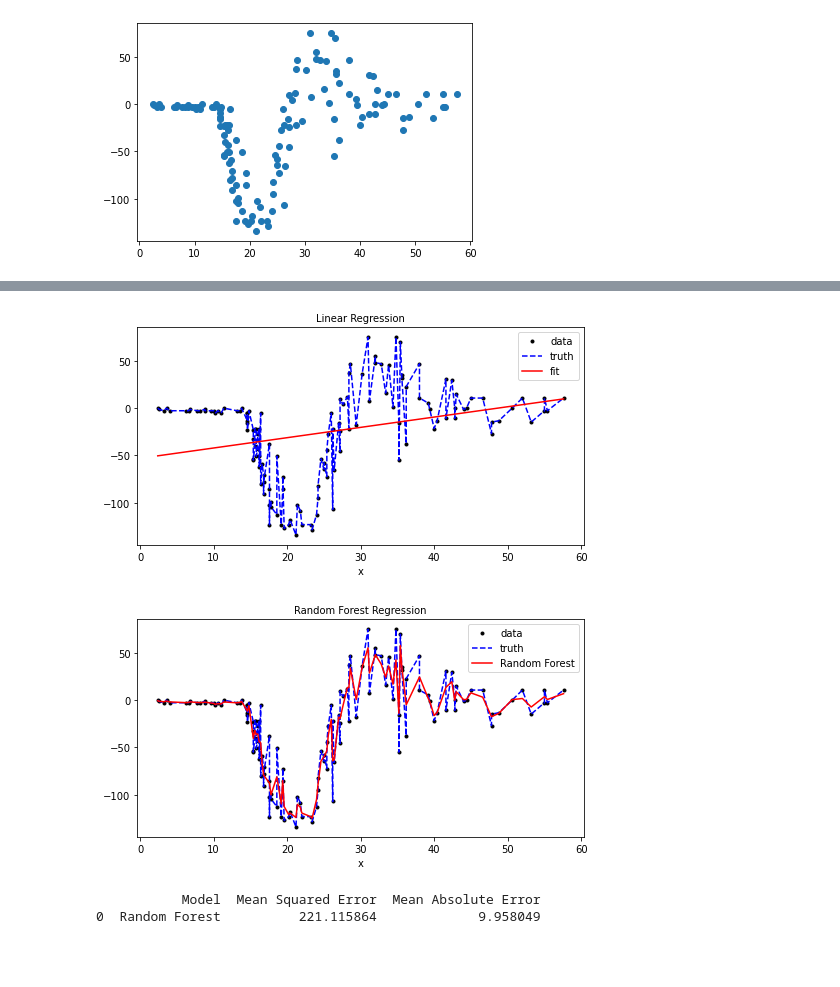
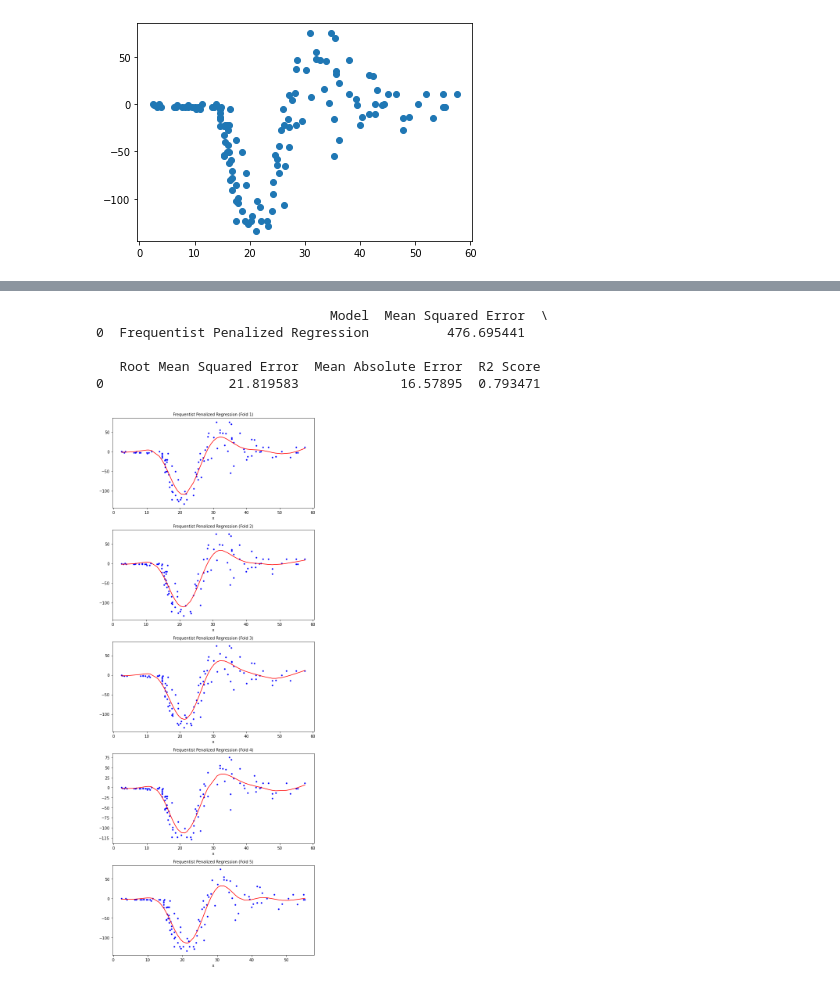
Before and after one commit to zadchin/Bayesian-Additive-Modelling, a Jupyter notebook: univariate.ipynb, the cells around one changed output, grey strips where cells are left out. Drawn from its saved outputs; the diff is of its cells as text; code cells hidden in the pictures; blank space fills up the shorter version.

```diff
--- a/univariate.ipynb
+++ b/univariate.ipynb
@@ -42,15 +75,12 @@ plt.show()
 # %%
-perf_lm, fig2 = fit_linear_regression(X, y, X, y)
-fig2.savefig("univariate_figures/figure3.pdf", format="pdf", bbox_inches="tight")
+perf_gam , fig = fit_gam_regression(X, y, n_splits=5)
+fig.savefig("univariate_figures/frequentist_gam.pdf", format="pdf", bbox_inches="tight")
+print(perf_gam)
 plt.show()
 # %% [output]
+                              Model  Mean Squared Error  \
+0  Frequentist Penalized Regression          476.695441
+
+   Root Mean Squared Error  Mean Absolute Error  R2 Score
+0                21.819583             16.57895  0.793471
-[figure, old version]
+[figure, new version]
-# %%
-perf_rf, fig3 = fit_rf_regression(X, y, X, y)
-fig3.savefig("univariate_figures/figure4.pdf", format="pdf", bbox_inches="tight")
-plt.show()
-print(perf_rf)
-# %% [output]
-[figure, removed]
-           Model  Mean Squared Error  Mean Absolute Error
-0  Random Forest          221.115864             9.958049
```
Also changed, not shown: parts of 7 cells of this notebook, 11 other files.
